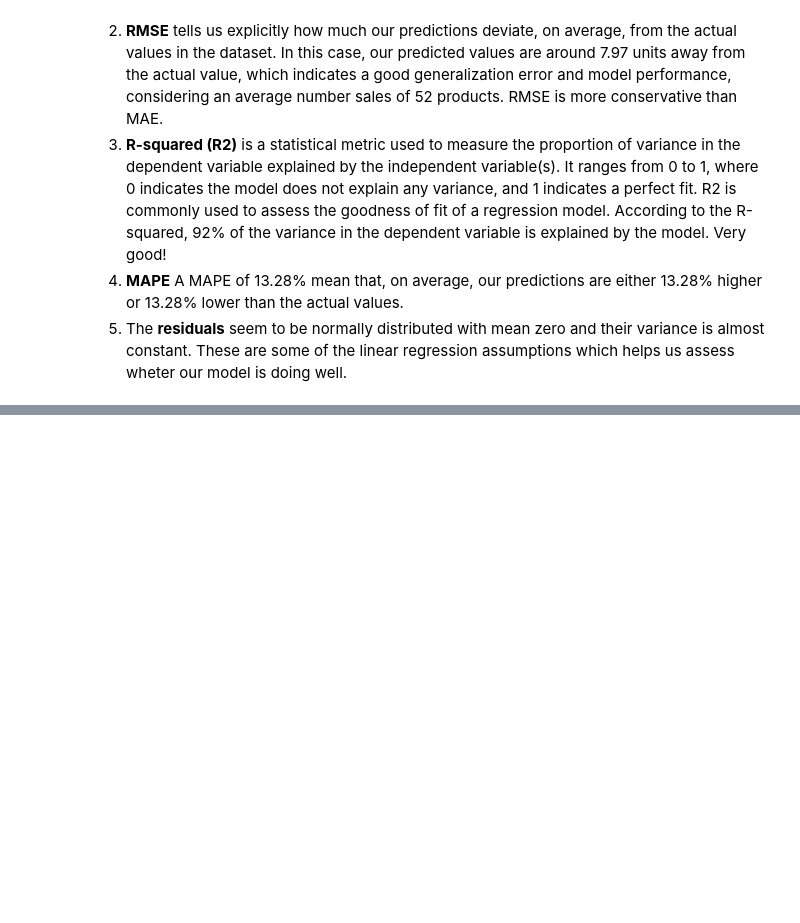
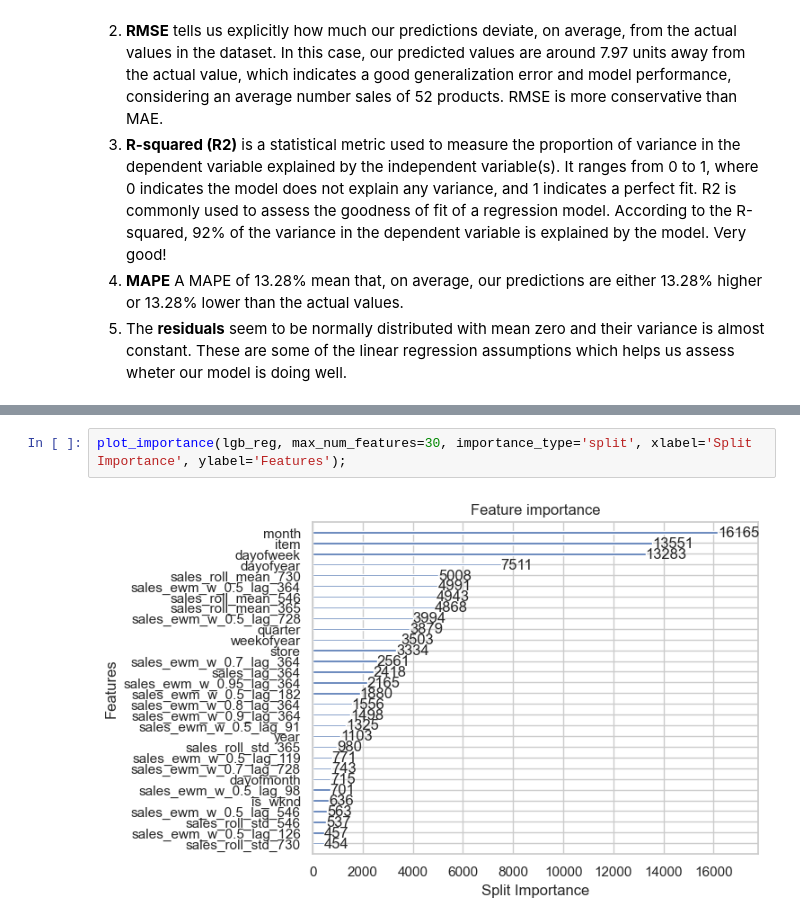
Before and after one commit to allmeidaapedro/Store-Item-Demand-Forecasting, a Jupyter notebook: notebooks/modelling.ipynb, the cells around one changed output, grey strips where cells are left out. Cells and saved outputs as stored; diff of their text form; blank space fills up the shorter version.

```diff
--- a/notebooks/modelling.ipynb
+++ b/notebooks/modelling.ipynb
@@ -836,0 +851,4 @@ Our final lightgbm model presents a great performance!
+# %%
+plot_importance(lgb_reg, max_num_features=30, importance_type='split', xlabel='Split Importance', ylabel='Features');
+# %% [output]
+[figure, added]
```
Also changed, not shown: parts of 39 cells of this notebook, 1 other file.
